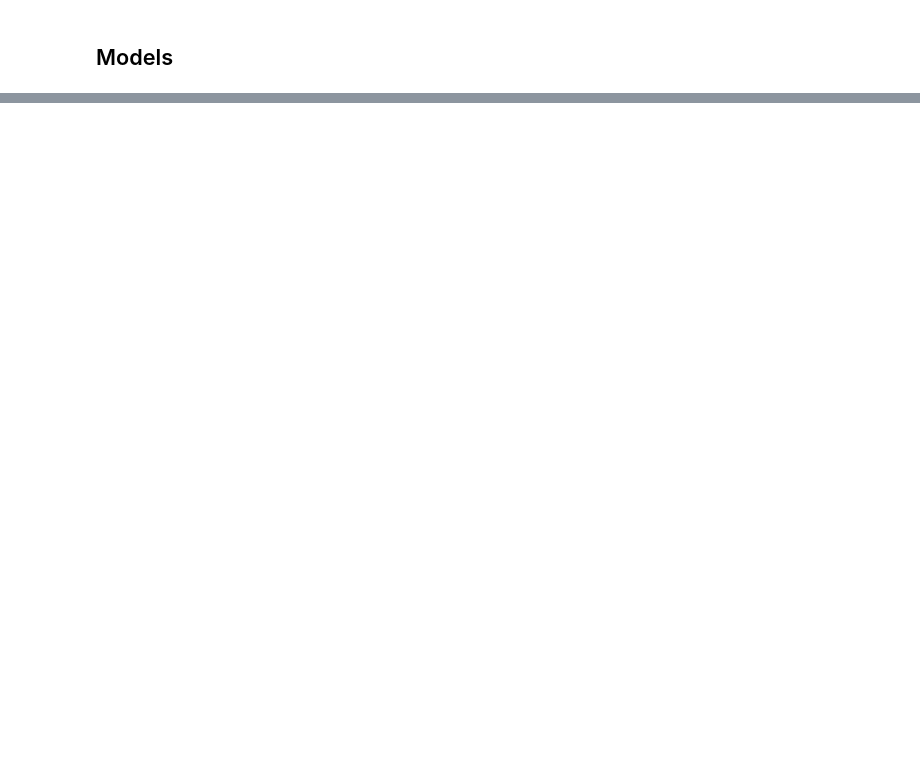
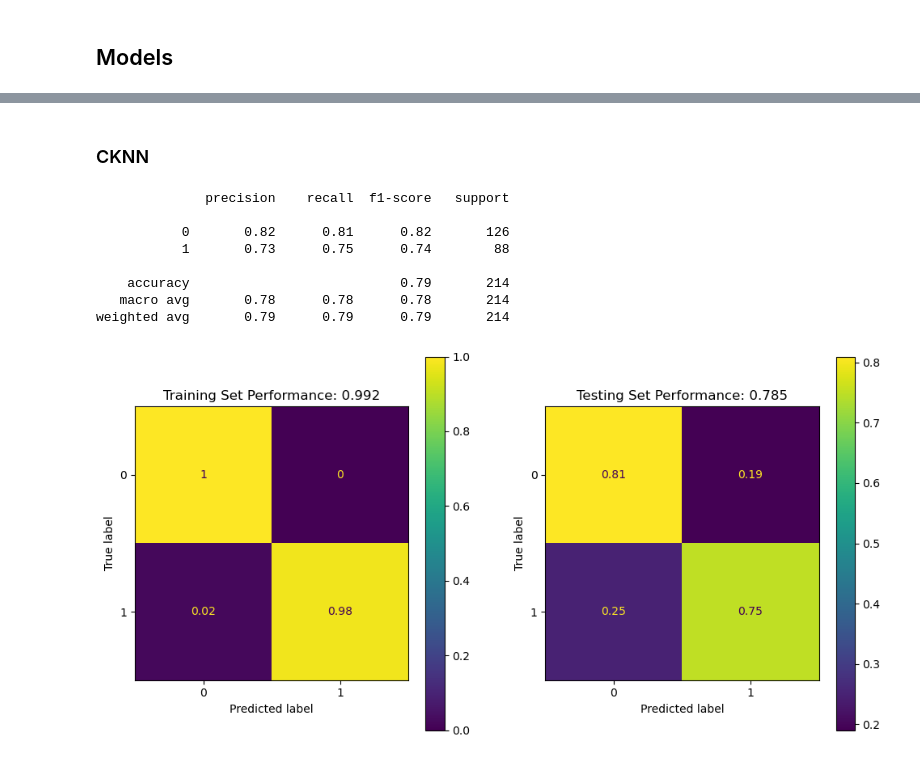
Before and after one commit to draykophoenix/kaggle-titanic, a Jupyter notebook: titanic.ipynb, the cells around one changed output, grey strips where cells are left out. Cells and saved outputs as stored; diff of their text form; code cells hidden in the pictures; blank space fills up the shorter version.

```diff
--- a/titanic.ipynb
+++ b/titanic.ipynb
@@ -211,0 +196,16 @@ weighted avg       0.77      0.78      0.77       107
+# %% [markdown]
+### CKNN
+# %%
+cknn = KNeighborsClassifier(n_neighbors=5, weights='distance')
+cknn.fit(x_train, y_train)
+eval_model(cknn, x_train, y_train, x_test, y_test)
+# %% [output]
+              precision    recall  f1-score   support
+
+           0       0.82      0.81      0.82       126
+           1       0.73      0.75      0.74        88
+
+    accuracy                           0.79       214
+   macro avg       0.78      0.78      0.78       214
+weighted avg       0.79      0.79      0.79       214
+[figure, added]
```
Also changed, not shown: parts of 31 cells of this notebook.
